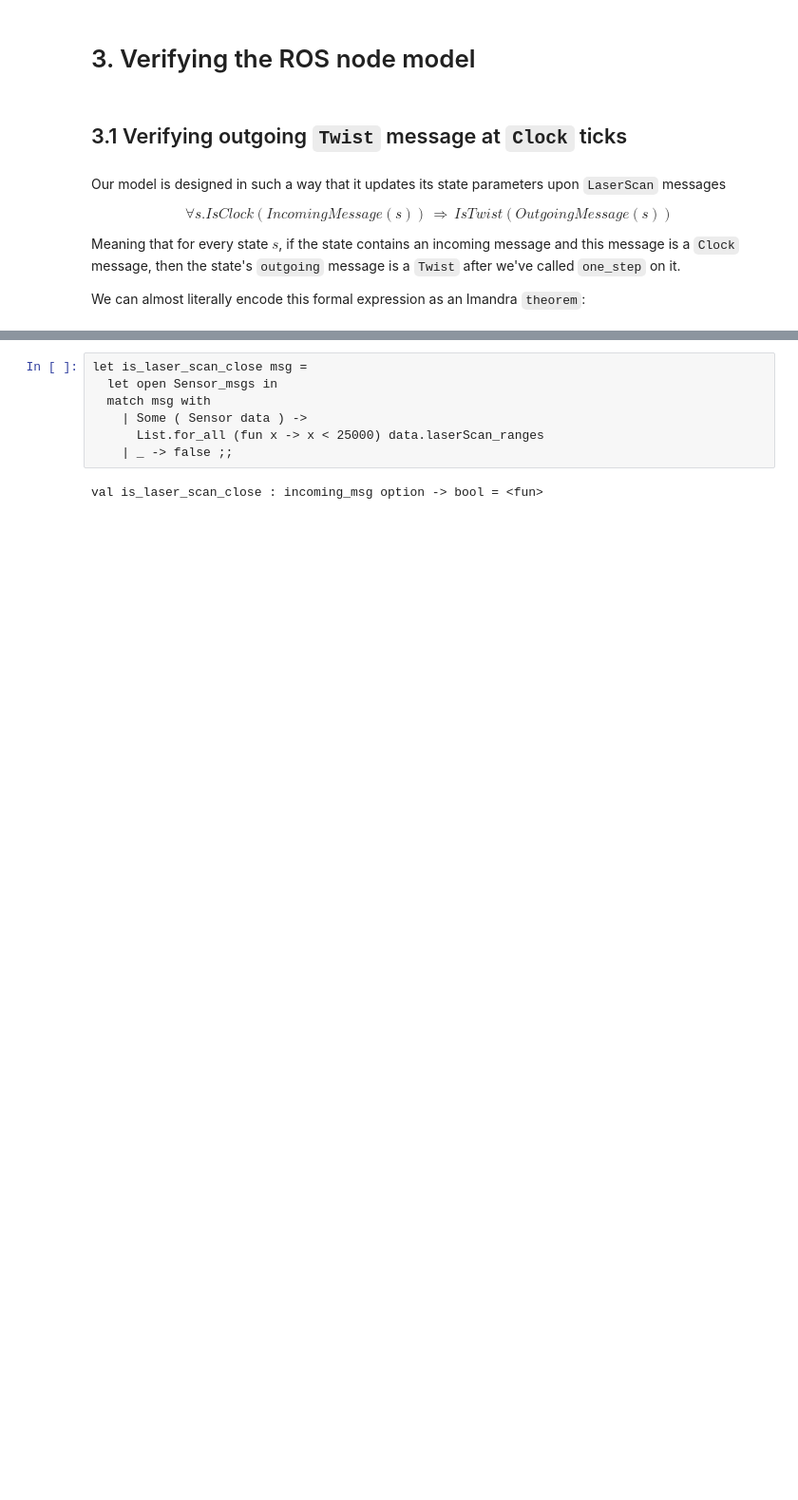
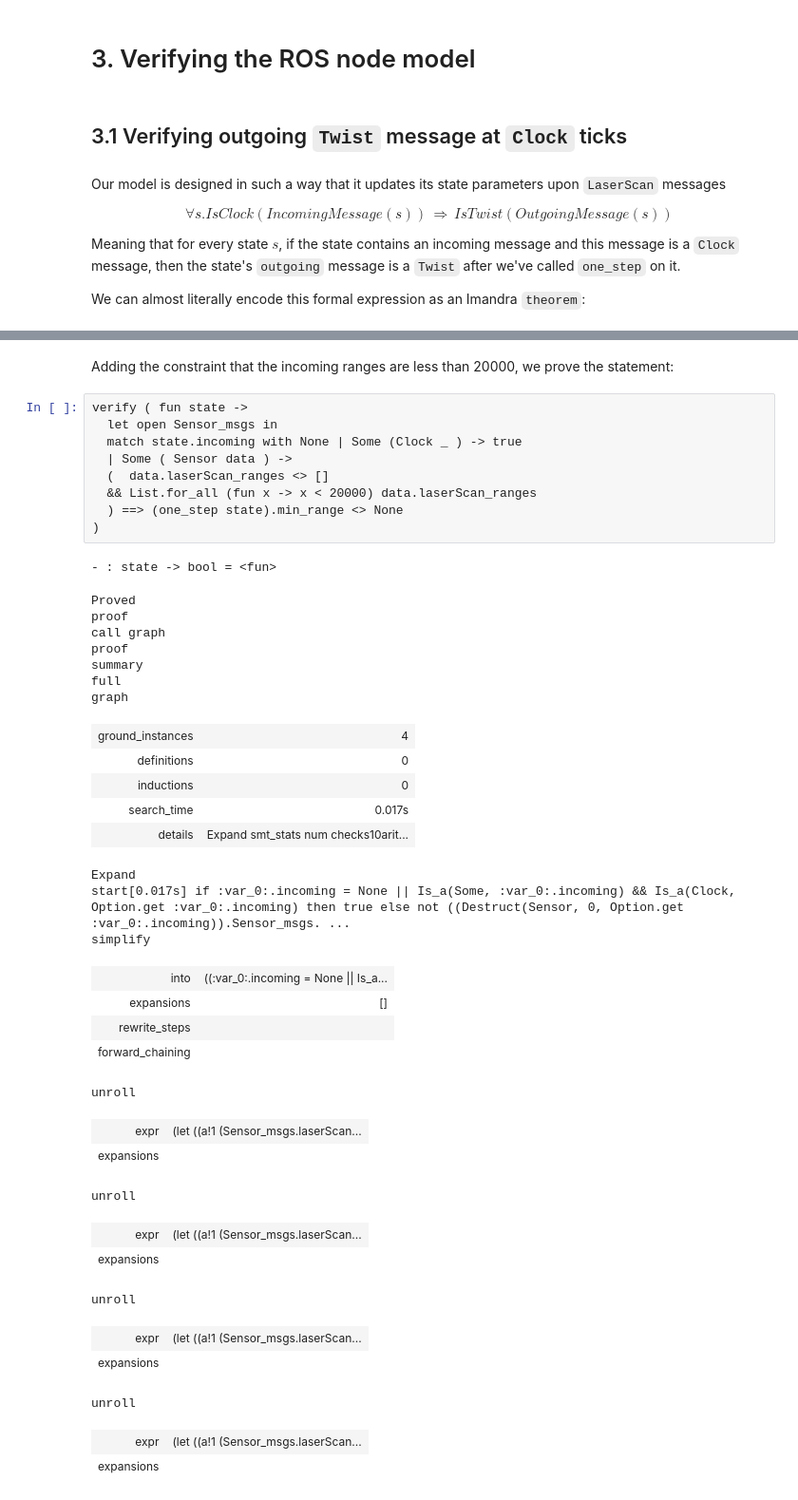
Before and after one commit to imandra-ai/imandra-ros, a Jupyter notebook: imandra_model/Robotic OS 2.ipynb, the cells around one changed output, grey strips where cells are left out. Shown: that part at 95% size. Saved outputs shown, nothing was run; the diff lists cells and outputs as text; blank space fills up the shorter version.

```diff
--- a/imandra_model/Robotic OS 2.ipynb
+++ b/imandra_model/Robotic OS 2.ipynb
@@ -359,9 +406,44 @@ let state = {mode = Turning; min_range = None; direction = None; incoming = (Som
+# %% [markdown]
+Adding the constraint that the incoming ranges are less than 20000, we prove the statement:
 # %%
-let is_laser_scan_close msg =
+verify ( fun state ->
   let open Sensor_msgs in
-  match msg with
-    | Some ( Sensor data ) ->
-      List.for_all (fun x -> x < 25000) data.laserScan_ranges
-    | _ -> false ;;
+  match state.incoming with None | Some (Clock _ ) -> true
+  | Some ( Sensor data ) ->
+  (  data.laserScan_ranges <> []
+  && List.for_all (fun x -> x < 20000) data.laserScan_ranges
+  ) ==> (one_step state).min_range <> None
+)
 # %% [output]
-val is_laser_scan_close : incoming_msg option -> bool = <fun>
+- : state -> bool = <fun>
+Proved
+proof
+call graph
+proof
+summary
+full
+graph
+| ground_instances | 4 |
+| definitions | 0 |
+| inductions | 0 |
+| search_time | 0.017s |
+| details | Expand smt_stats num checks10arit... |
+Expand
+start[0.017s] if :var_0:.incoming = None || Is_a(Some, :var_0:.incoming) && Is_a(Clock, Option.get :var_0:.incoming) then true else not ((Destruct(Sensor, 0, Option.get :var_0:.incoming)).Sensor_msgs. ...
+simplify
+| into | ((:var_0:.incoming = None || Is_a... |
+| expansions | [] |
+| rewrite_steps |  |
+| forward_chaining |  |
+unroll
+| expr | (let ((a!1 (Sensor_msgs.laserScan... |
+| expansions |  |
+unroll
+| expr | (let ((a!1 (Sensor_msgs.laserScan... |
+| expansions |  |
+unroll
+| expr | (let ((a!1 (Sensor_msgs.laserScan... |
+| expansions |  |
+unroll
+| expr | (let ((a!1 (Sensor_msgs.laserScan... |
+| expansions |  |
```
Also changed, not shown: parts of 39 cells of this notebook.
